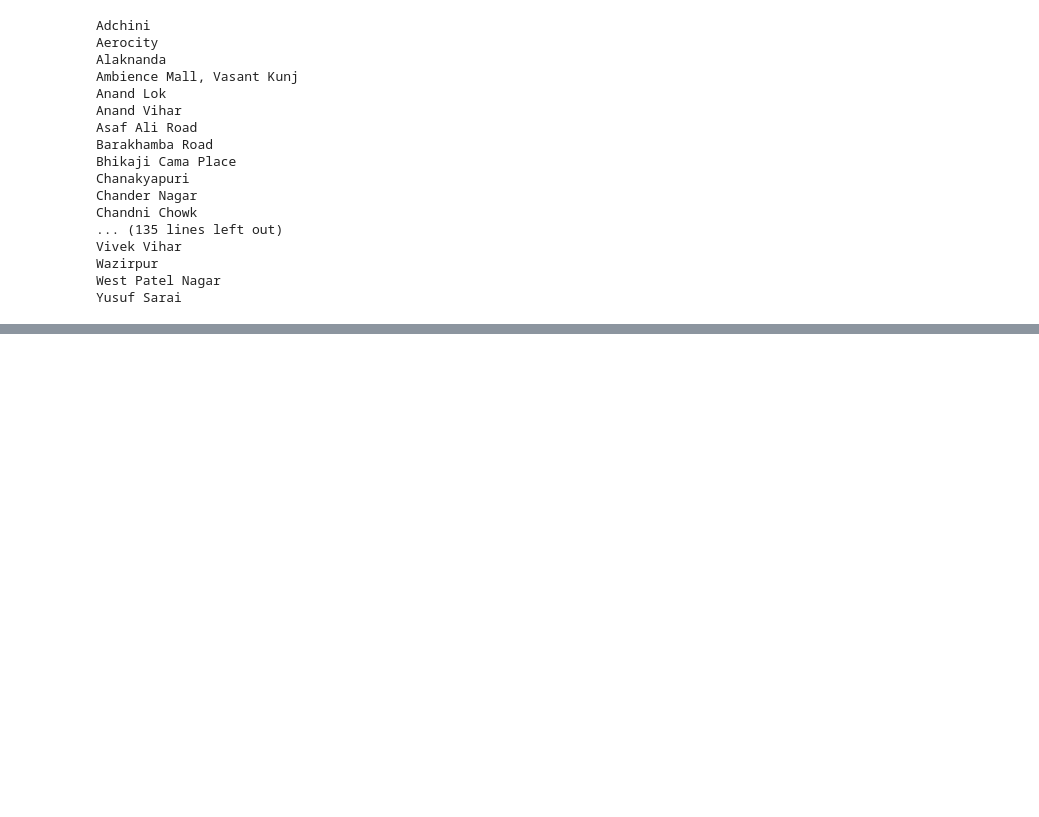
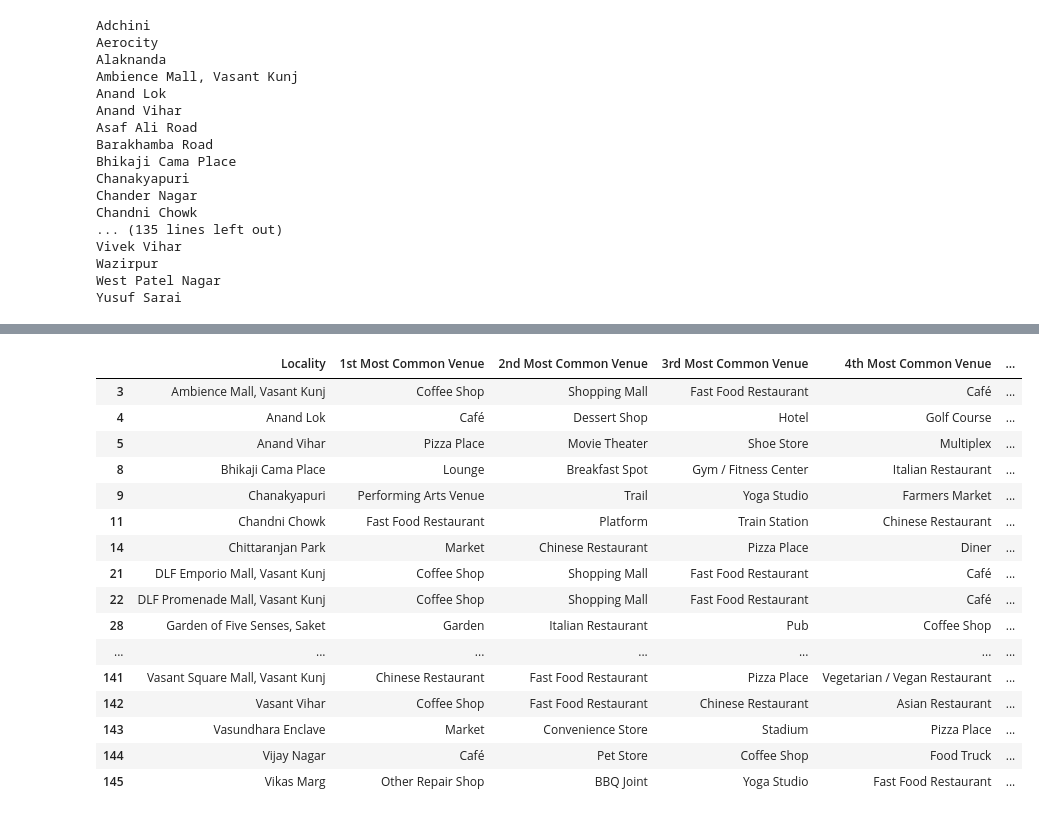
Before and after one commit to abhiroop43/coursera-ds-capstone, a Jupyter notebook: new_delhi.ipynb, the cells around one changed output, grey strips where cells are left out. Saved outputs shown, nothing was run; the diff lists cells and outputs as text; code cells hidden in the pictures; blank space fills up the shorter version.

```diff
--- a/new_delhi.ipynb
+++ b/new_delhi.ipynb
@@ -346,0 +604,22 @@ There are 183 uniques categories.
+# %%
+newdelhi_final.loc[newdelhi_final['Cluster Labels'] == 4, newdelhi_final.columns[[0] + list(range(4, newdelhi_final.shape[1]))]]
+
+# Good for shopping malls & restaurants
+# %% [output]
+|  | Locality | 1st Most Common Venue | 2nd Most Common Venue | 3rd Most Common Venue | 4th Most Common Venue | ... |
+| 3 | Ambience Mall, Vasant Kunj | Coffee Shop | Shopping Mall | Fast Food Restaurant | Café | ... |
+| 4 | Anand Lok | Café | Dessert Shop | Hotel | Golf Course | ... |
+| 5 | Anand Vihar | Pizza Place | Movie Theater | Shoe Store | Multiplex | ... |
+| 8 | Bhikaji Cama Place | Lounge | Breakfast Spot | Gym / Fitness Center | Italian Restaurant | ... |
+| 9 | Chanakyapuri | Performing Arts Venue | Trail | Yoga Studio | Farmers Market | ... |
+| 11 | Chandni Chowk | Fast Food Restaurant | Platform | Train Station | Chinese Restaurant | ... |
+| 14 | Chittaranjan Park | Market | Chinese Restaurant | Pizza Place | Diner | ... |
+| 21 | DLF Emporio Mall, Vasant Kunj | Coffee Shop | Shopping Mall | Fast Food Restaurant | Café | ... |
+| 22 | DLF Promenade Mall, Vasant Kunj | Coffee Shop | Shopping Mall | Fast Food Restaurant | Café | ... |
+| 28 | Garden of Five Senses, Saket | Garden | Italian Restaurant | Pub | Coffee Shop | ... |
+| ... | ... | ... | ... | ... | ... | ... |
+| 141 | Vasant Square Mall, Vasant Kunj | Chinese Restaurant | Fast Food Restaurant | Pizza Place | Vegetarian / Vegan Restaurant | ... |
+| 142 | Vasant Vihar | Coffee Shop | Fast Food Restaurant | Chinese Restaurant | Asian Restaurant | ... |
+| 143 | Vasundhara Enclave | Market | Convenience Store | Stadium | Pizza Place | ... |
+| 144 | Vijay Nagar | Café | Pet Store | Coffee Shop | Food Truck | ... |
+| 145 | Vikas Marg | Other Repair Shop | BBQ Joint | Yoga Studio | Fast Food Restaurant | ... |
```
Also changed, not shown: parts of 20 cells of this notebook, 1 other file.
